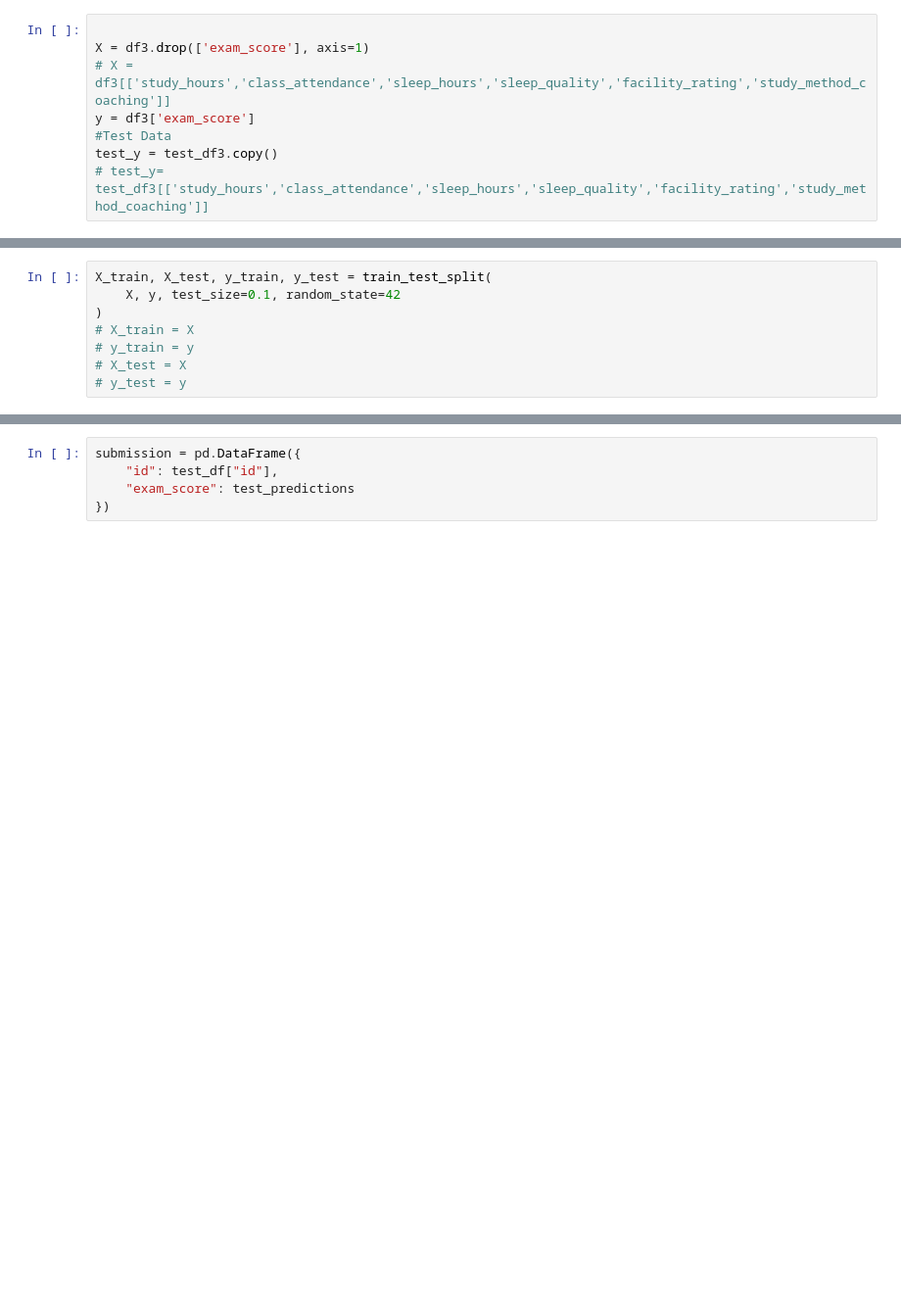
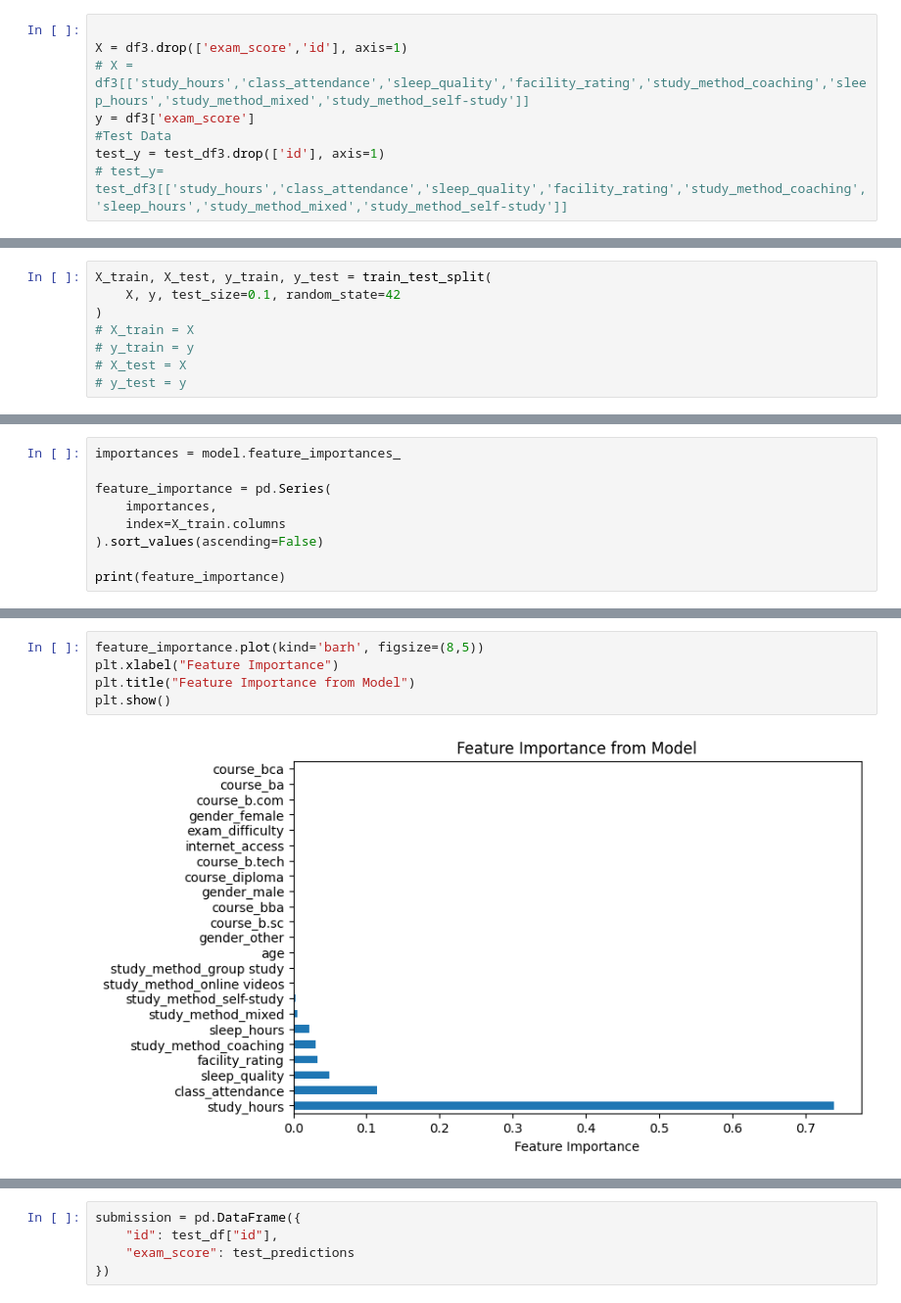
Before and after one commit to RajeshSenapti/Predicting-Student-Test-Scores, a Jupyter notebook: Student.ipynb, the cells around one changed output, grey strips where cells are left out. Shown at 98% size. Saved outputs shown, nothing was run; the diff lists cells and outputs as text; blank space fills up the shorter version.

```diff
--- a/Student.ipynb
+++ b/Student.ipynb
@@ -69,12 +71,12 @@ test_df3.head()
 5 rows × 24 columns
 # %%
 
-X = df3.drop(['exam_score'], axis=1)
-# X = df3[['study_hours','class_attendance','sleep_hours','sleep_quality','facility_rating','study_method_coaching']]
+X = df3.drop(['exam_score','id'], axis=1)
+# X = df3[['study_hours','class_attendance','sleep_quality','facility_rating','study_method_coaching','sleep_hours','study_method_mixed','study_method_self-study']]
 y = df3['exam_score']
 #Test Data
-test_y = test_df3.copy()
-# test_y= test_df3[['study_hours','class_attendance','sleep_hours','sleep_quality','facility_rating','study_method_coaching']]
+test_y = test_df3.drop(['id'], axis=1)
+# test_y= test_df3[['study_hours','class_attendance','sleep_quality','facility_rating','study_method_coaching','sleep_hours','study_method_mixed','study_method_self-study']]
 # %%
 df3.describe()
 # %% [output]
@@ -108,0 +109,9 @@ GradientBoostingRegressor(learning_rate=0.03, n_estimators=500, random_state=42)
+# %%
+importances = model.feature_importances_
+
+feature_importance = pd.Series(
+    importances,
+    index=X_train.columns
+).sort_values(ascending=False)
+
+print(feature_importance)
@@ -109,3 +136,10 @@ GradientBoostingRegressor(learning_rate=0.03, n_estimators=500, random_state=42)
+# %%
+feature_importance.plot(kind='barh', figsize=(8,5))
+plt.xlabel("Feature Importance")
+plt.title("Feature Importance from Model")
+plt.show()
+# %% [output]
+[figure, added]
 # %%
 y_pred = model.predict(X_test)
 test_predictions = model.predict(test_y)
```
Also changed, not shown: parts of 13 cells of this notebook, 1 other file.
